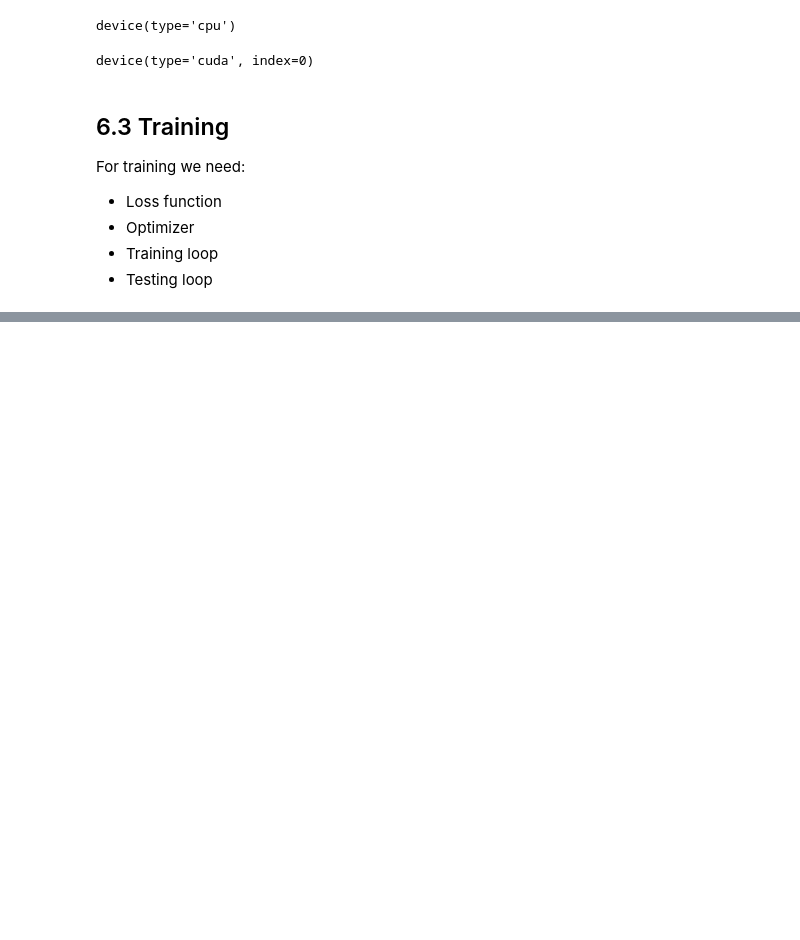
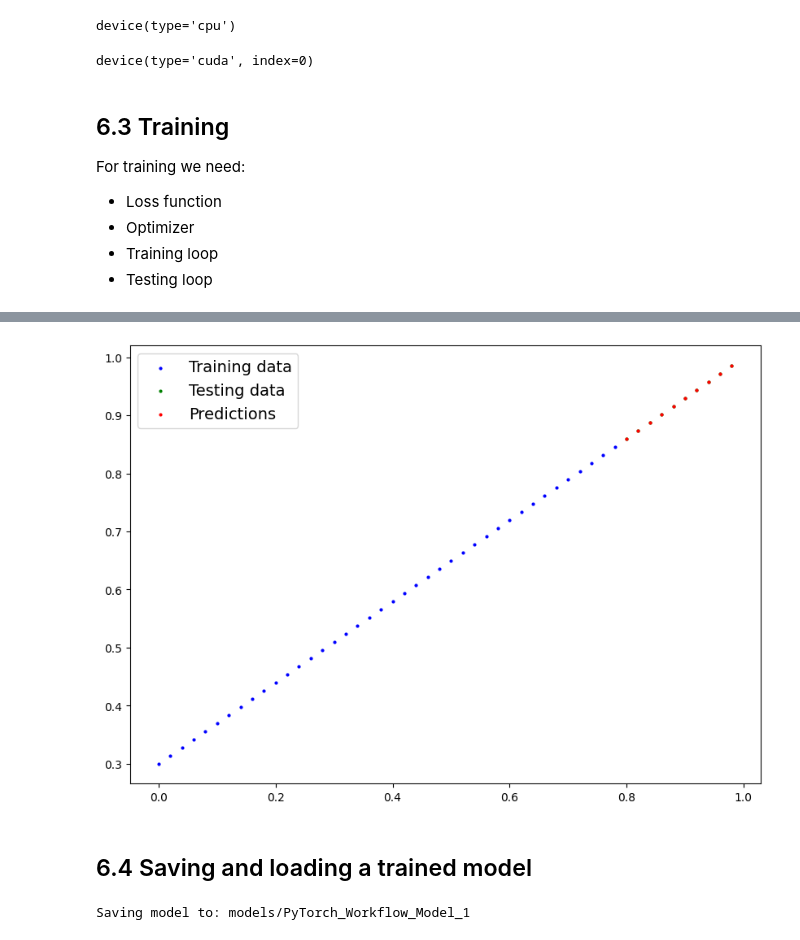
Before and after one commit to BurnTheBunsen/pytorch-deep-learning-test, a Jupyter notebook: Pytorch_Workflow_Test.ipynb, the cells around one changed output, grey strips where cells are left out. Cells and saved outputs as stored; diff of their text form; code cells hidden in the pictures; blank space fills up the shorter version.

```diff
--- a/Pytorch_Workflow_Test.ipynb
+++ b/Pytorch_Workflow_Test.ipynb
@@ -591,0 +588,28 @@ optimizer = torch.optim.SGD(params=model_1.parameters(),
+# %%
+# Let's write a training loop
+torch.manual_seed(42)
+
+epochs = 200
+
+# Put data on the target device (device agnostic code for data) )
+X_train = X_train.to(device)
+y_train = y_train.to(device)
+X_test = X_test.to(device)
+y_test = y_test.to(device)
+
+for epoch in range(epochs):
+  model_1.train()
+  y_pred = model_1(X_train)
+  loss = loss_fn(y_pred, y_train)
+  optimizer.zero_grad()
+  loss.backward()
+  optimizer.step()
+
+  # Testing
+  model_1.eval()
+  with torch.inference_mode():
+    test_pred = model_1(X_test)
+    test_loss = loss_fn(test_pred, y_test)
+  if epoch % 10 == 0:
+      print(f"Epoch: {epoch} | Loss: {loss} | Test Loss: {test_loss}")
+      print(model_1.state_dict())
@@ -591,0 +634,7 @@ optimizer = torch.optim.SGD(params=model_1.parameters(),
+# %%
+model_1.eval()
+
+with torch.inference_mode():
+  y_preds = model_1(X_test)
+
+y_preds
@@ -591,0 +652,18 @@ optimizer = torch.optim.SGD(params=model_1.parameters(),
+# %%
+plot_predictions(predictions=y_preds.cpu())
+# %% [output]
+[figure, added]
+# %% [markdown]
+## 6.4 Saving and loading a trained model
+# %%
+from pathlib import Path
+
+MODEL_PATH = Path("models")
+MODEL_PATH.mkdir(parents=True, exist_ok=True)
+
+MODEL_NAME = "PyTorch_Workflow_Model_1"
+MODEL_SAVE_PATH = MODEL_PATH / MODEL_NAME
+torch.save(model_1.state_dict(), MODEL_SAVE_PATH)
+print(f'Saving model to: {MODEL_SAVE_PATH}')
+# %% [output]
+Saving model to: models/PyTorch_Workflow_Model_1
```
Also changed, not shown: parts of 4 cells of this notebook.
